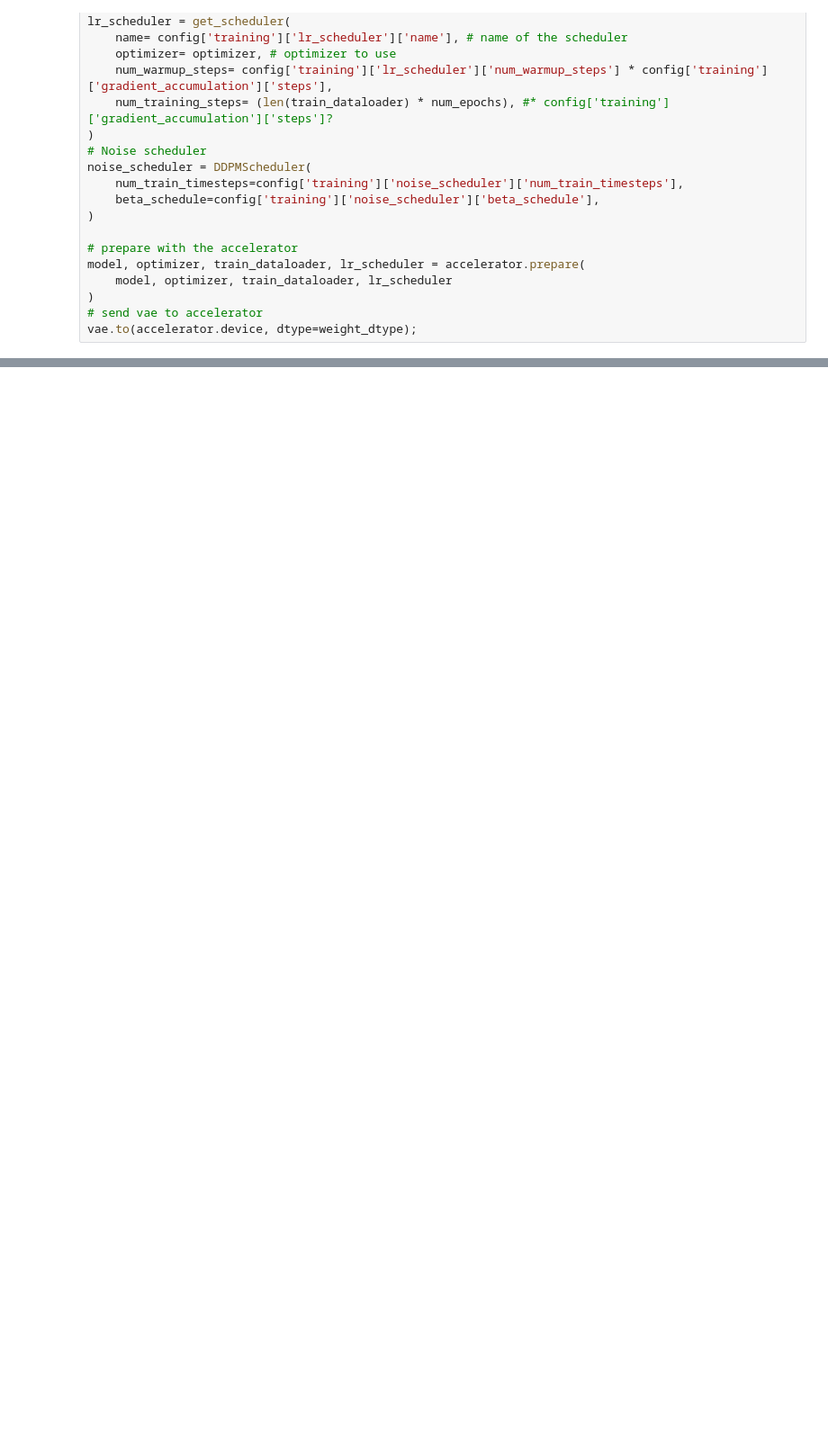
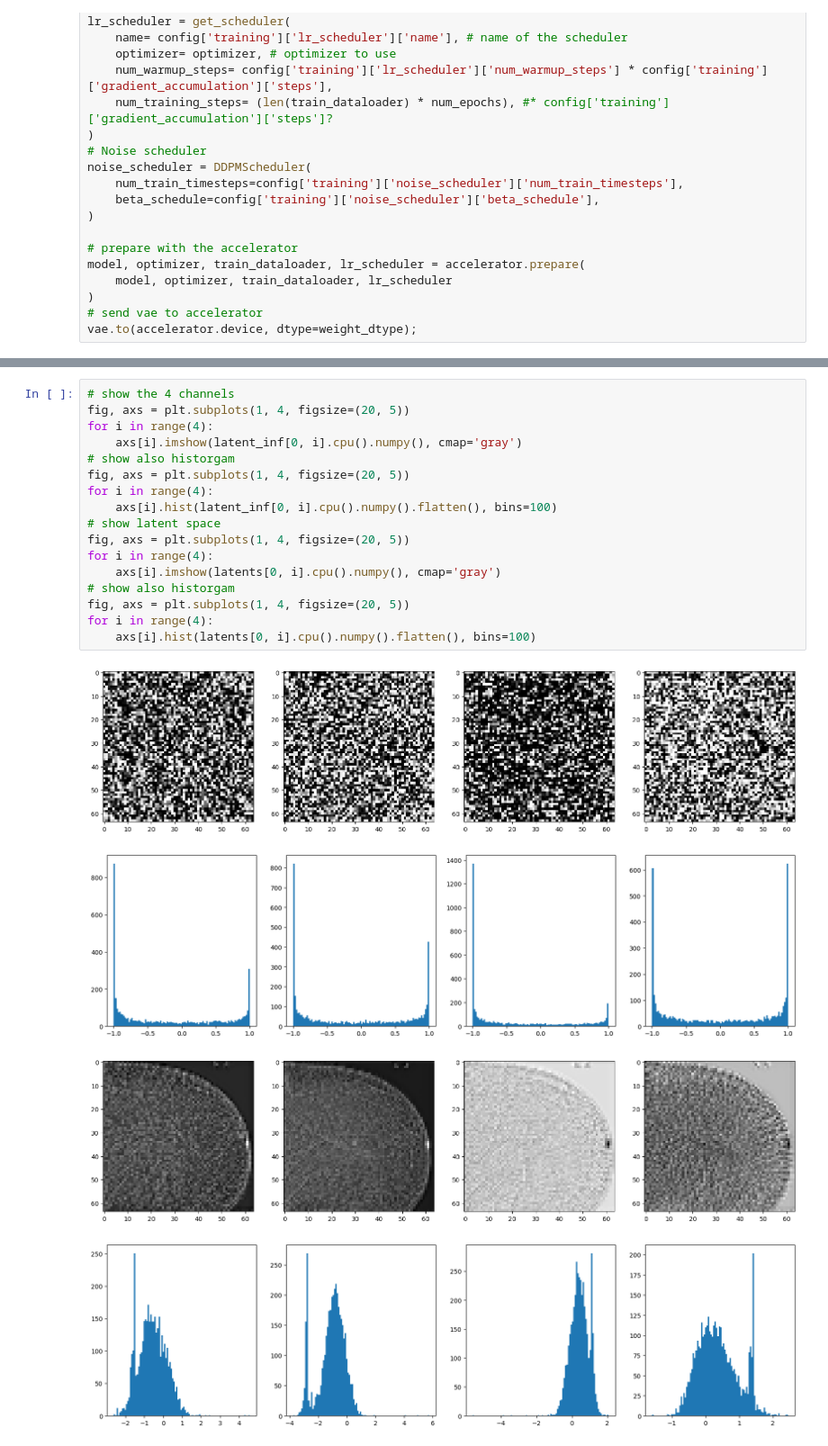
Before and after one commit to Likalto4/diffusion-models_master, a Jupyter notebook: experiments/unconditional_vae/debugging.ipynb, the cells around one changed output, grey strips where cells are left out. Shown at 90% size. Drawn from its saved outputs; the diff is of its cells as text; blank space fills up the shorter version.

```diff
--- a/experiments/unconditional_vae/debugging.ipynb
+++ b/experiments/unconditional_vae/debugging.ipynb
@@ -350,3 +381,25 @@ train_loss
+# %%
+# show the 4 channels
+fig, axs = plt.subplots(1, 4, figsize=(20, 5))
+for i in range(4):
+    axs[i].imshow(latent_inf[0, i].cpu().numpy(), cmap='gray')
+# show also historgam
+fig, axs = plt.subplots(1, 4, figsize=(20, 5))
+for i in range(4):
+    axs[i].hist(latent_inf[0, i].cpu().numpy().flatten(), bins=100)
+# show latent space
+fig, axs = plt.subplots(1, 4, figsize=(20, 5))
+for i in range(4):
+    axs[i].imshow(latents[0, i].cpu().numpy(), cmap='gray')
+# show also historgam
+fig, axs = plt.subplots(1, 4, figsize=(20, 5))
+for i in range(4):
+    axs[i].hist(latents[0, i].cpu().numpy().flatten(), bins=100)
+# %% [output]
+[figure, added]
+[figure, added]
+[figure, added]
+[figure, added]
 # %%
 batch_num = 3
 # show the 4 channels of the latent
```
Also changed, not shown: parts of 13 cells of this notebook, 5 other files.
